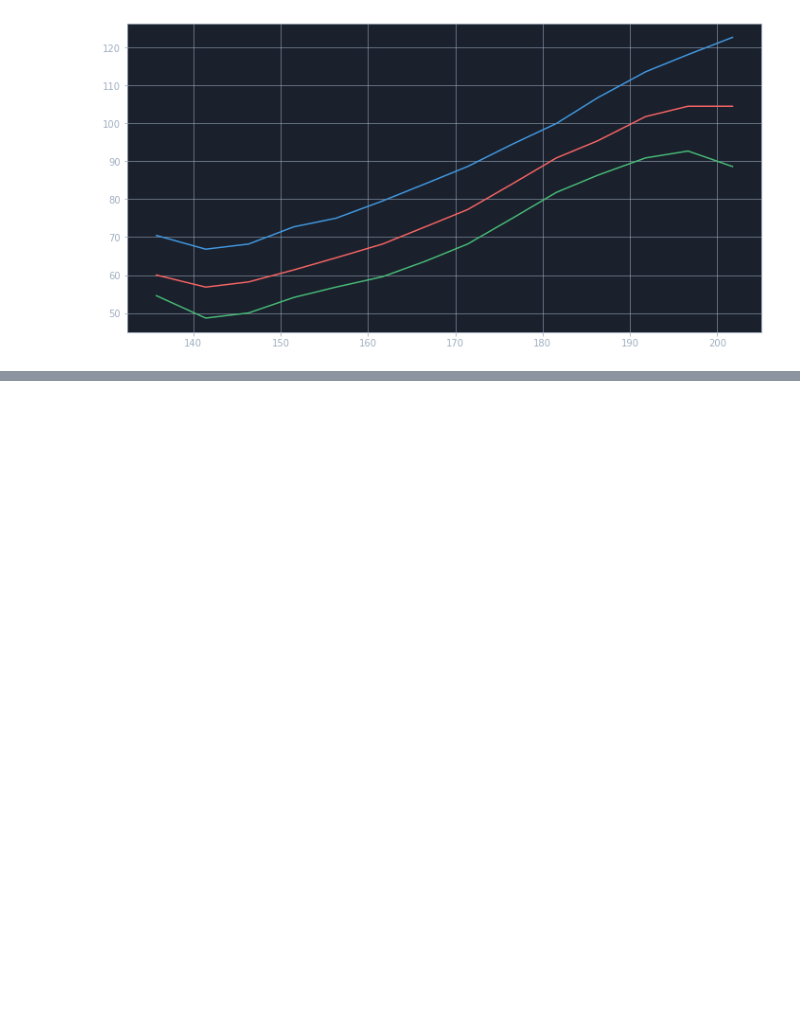
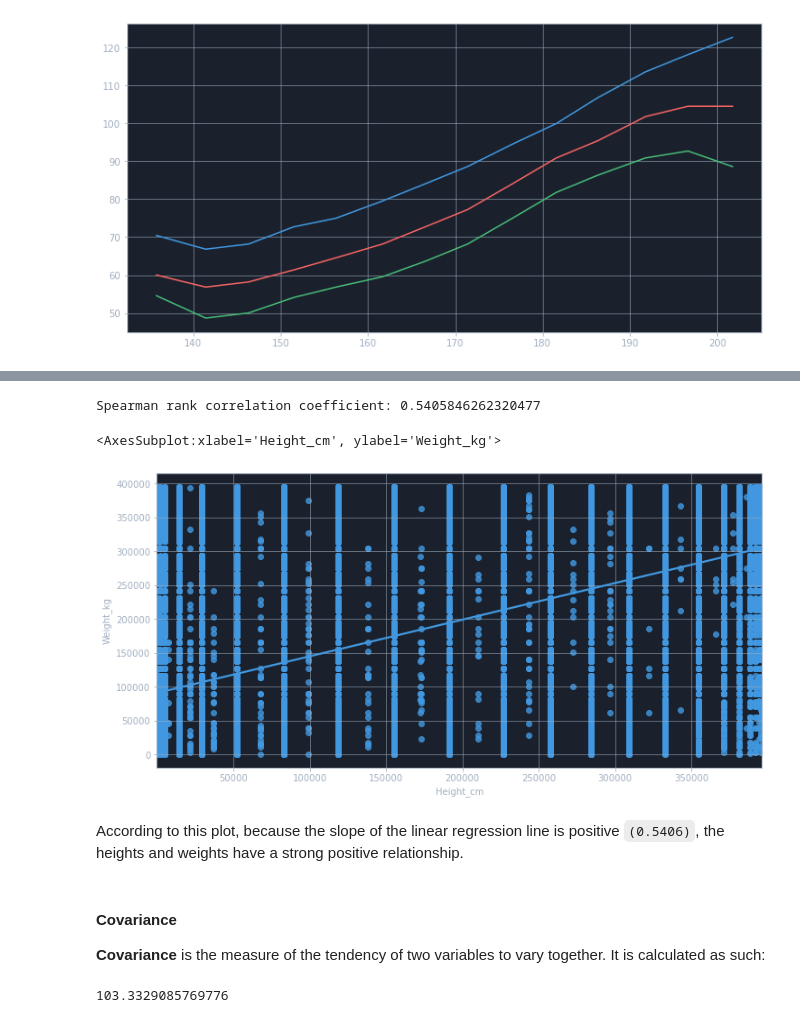
Before and after one commit to Devwulf/road-to-data-science, a Jupyter notebook: statistics/07 - Relationships Between Variables.ipynb, the cells around one changed output, grey strips where cells are left out. Cells and saved outputs as stored; diff of their text form; code cells hidden in the pictures; blank space fills up the shorter version.

Commit message:
Finished Relationships Between Variables

```diff
--- a/statistics/07 - Relationships Between Variables.ipynb
+++ b/statistics/07 - Relationships Between Variables.ipynb
@@ -130,0 +170,29 @@ for percent in [75, 50, 25]:
+# %%
+def ToRankScores(sample):
+    return sample.rank()
+
+def ToRankCoefficient(xSample, ySample):
+    # uses the Pearson correlation coefficient, but over the rank variables
+    return ToStandardScoreCoefficient(ToRankScores(xSample), ToRankScores(ySample))
+    # return xSample.corr(ySample, method="spearman")
+
+print("Spearman rank correlation coefficient:", ToRankCoefficient(df["Height_cm"], df["Weight_kg"]))
+sns.regplot(x=ToRankScores(df["Height_cm"]), y=ToRankScores(df["Weight_kg"]))
+# %% [output]
+Spearman rank correlation coefficient: 0.5405846262320477
+<AxesSubplot:xlabel='Height_cm', ylabel='Weight_kg'>
+[figure, added]
+# %% [markdown]
+According to this plot, because the slope of the linear regression line is positive `(0.5406)`, the heights and weights have a strong positive relationship.
+# %% [markdown]
+#### Covariance
+**Covariance** is the measure of the tendency of two variables to vary together. It is calculated as such:
+# %%
+def Covariance(xSample, ySample):
+    xMean = xSample.mean()
+    yMean = ySample.mean()
+    return np.dot(xSample - xMean, ySample - yMean) / xSample.count()
+
+Covariance(df["Height_cm"], df["Weight_kg"])
+# %% [output]
+103.3329085769776
```
Also changed, not shown: parts of 16 cells of this notebook.
